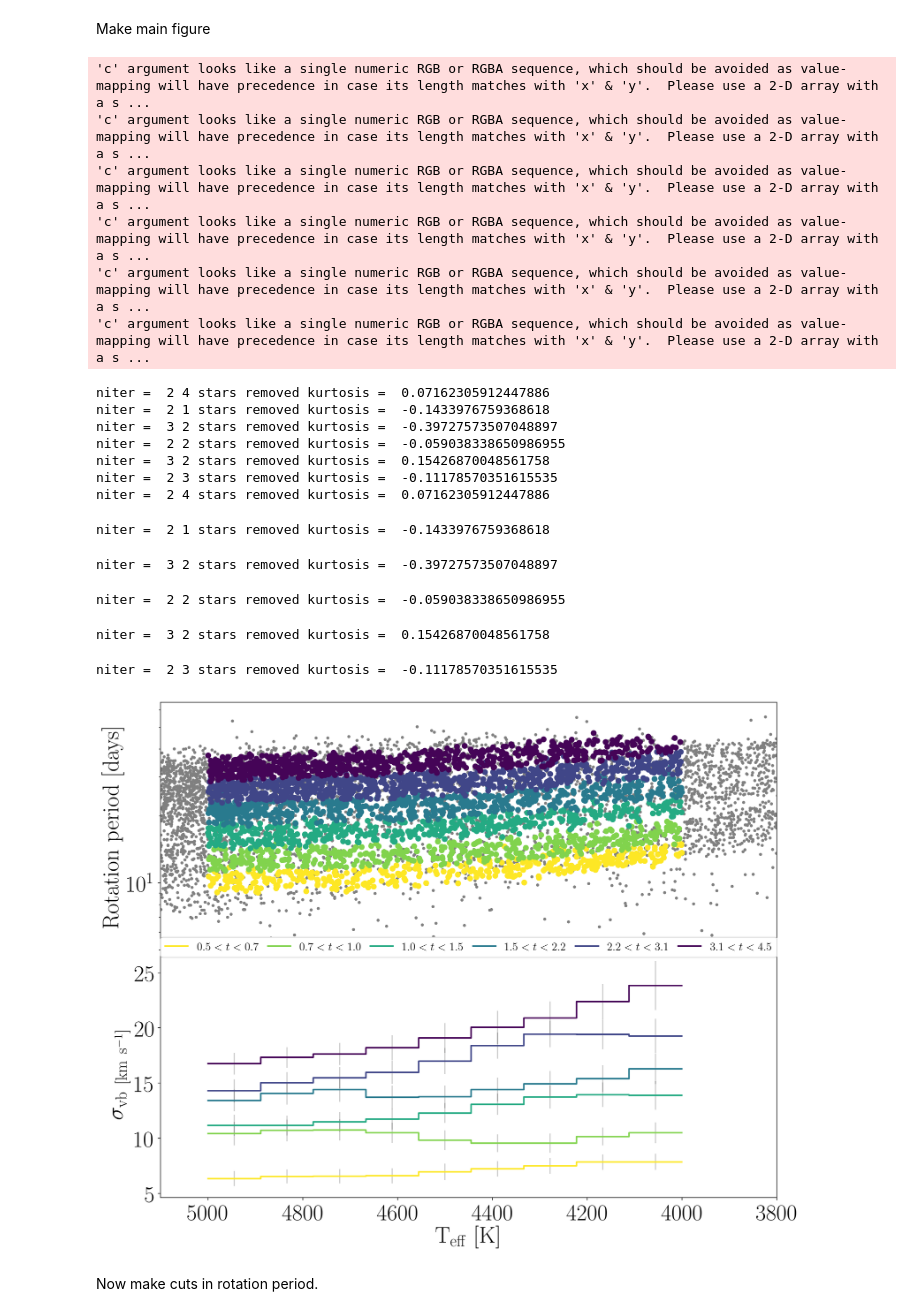
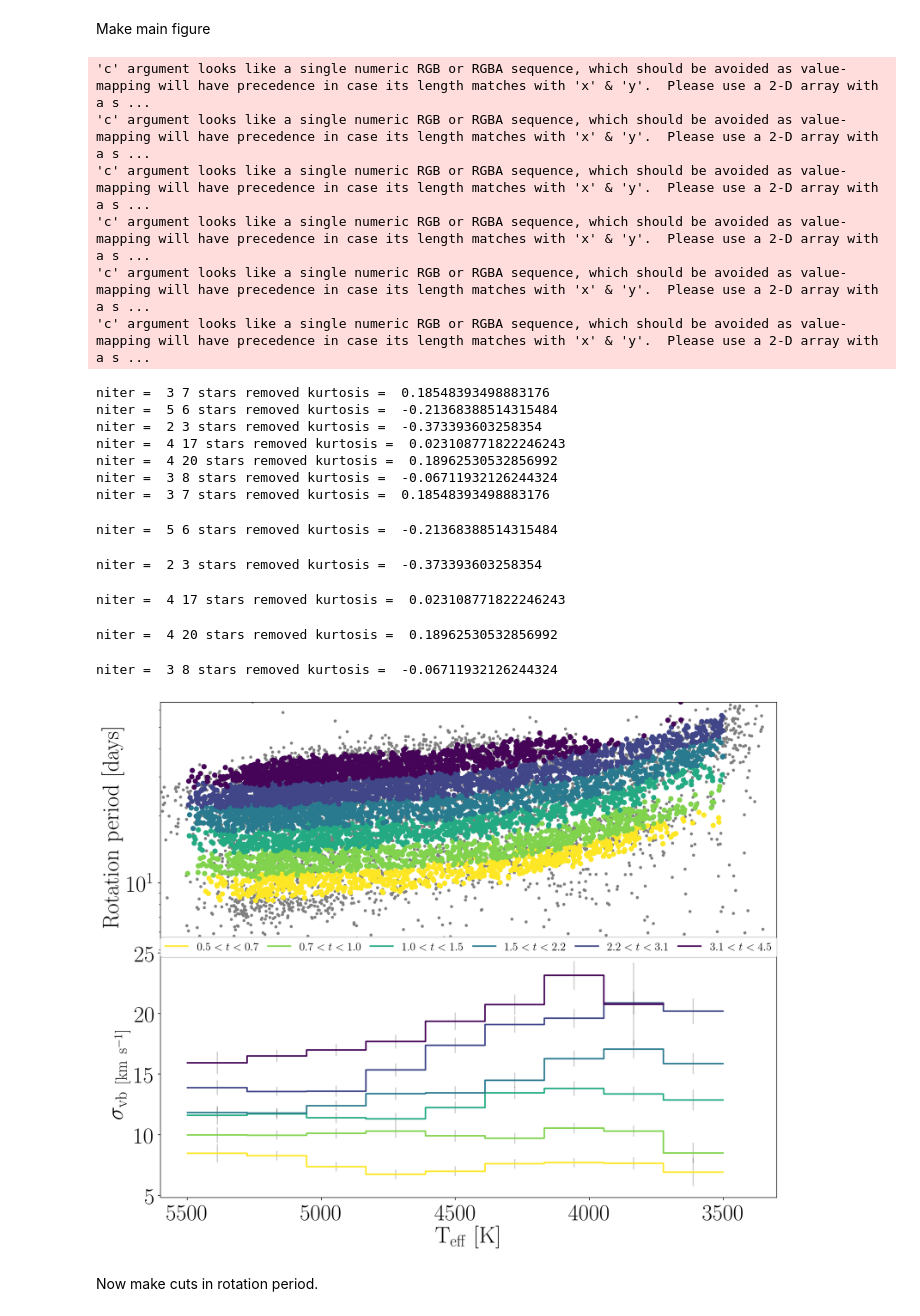
Before and after one commit to RuthAngus/kinematics-and-rotation, a Jupyter notebook: Main_figure.ipynb, the cells around one changed output. Cells and saved outputs as stored; diff of their text form; code cells hidden in the pictures.

```diff
--- a/Main_figure.ipynb
+++ b/Main_figure.ipynb
@@ -18,7 +18,7 @@ plt.rcParams.update(plotpar)
 # %% [markdown]
 Load the Gaia-McQuillan crossmatch and make cuts.
 # %%
-gaia_mc0 = pd.read_csv("gaia_mc.csv")
+gaia_mc0 = pd.read_csv("gaia_mc2.csv")
 print(np.shape(gaia_mc0))
 
 # Cut out visual binaries.
@@ -37,11 +37,12 @@ m &= gaia_mc1.age.values > .5
 print(np.shape(gaia_mc1.iloc[m]), "no rapid rotators")
 
 # Cut out very hot and very cold stars. The hot limit is usually 5000 and the cool usually 3500
-mint, maxt = 4000, 5000
+mint, maxt = 3500, 5500
 m &= (gaia_mc1.color_teffs.values < maxt) * (mint < gaia_mc1.color_teffs.values)
 print(np.shape(gaia_mc1.iloc[m]), "no hot or cold stars")
 
 # Try cutting out stars with latitudes greater than bmax degrees
+# bmax = 20
 bmax = 15
 m &= gaia_mc1.b.values < bmax
 print(np.shape(gaia_mc1.iloc[m]), "no high latitude stars")
@@ -107,7 +113,7 @@ ax1.plot(gaia_mc1.color_teffs, gaia_mc1.Prot, ".", color=".5", rasterized=True,
 for i, m in enumerate(age_masks):
     v_clipped, clipping_mask = sigma_clip(v[m], 3)
     cb1 = ax1.scatter(x[m][clipping_mask], y[m][clipping_mask], c=rgba[i],
-                      vmin=vmin, vmax=vmax, rasterized=True, zorder=1, s=45,
+                      vmin=vmin, vmax=vmax, rasterized=True, zorder=1, s=35,
                       label="${0:.1f} < t < {1:.1f}$".format(age_bins[i], age_bins[i+1]))
 
 # Add the sun
@@ -123,46 +129,46 @@ ax2 = fig.add_subplot(212, sharex=ax1)
 
 # Bottom panel: velocity dispersion-teff relations
 for i, m in enumerate(age_masks):
     v_clipped, clipping_mask = sigma_clip(v[m], 3)
     d, derr, k, kerr = MC_dispersion(x[m][clipping_mask], v_clipped, xerr[m][clipping_mask],
                                      verr[m][clipping_mask],
                                      tbins, 1000, method="std")
     ds[i, :] = d
     derrs[i, :] = err_on_sample_std_dev(d, len(x[m][clipping_mask]))
 #     derrs[i, :] = derr
     midbin = np.diff(tbins)*.5+tbins[:-1]
     cb2 = betterstep_scatter(tbins, d, rgba[i],
                              label="${0:.1f} < t < {1:.1f}$".format(age_bins[i], age_bins[i+1]))
     ax2.errorbar(midbin, d, yerr=derr, fmt=".", zorder=0, ms=.01, color="k", alpha=.2,
                  rasterized=True)
 
 ax2.set_xlabel("$\mathrm{T_{eff}~[K]}$")
 ax2.set_ylabel("$\sigma_\mathrm{vb~[km~s^{-1}]}$")
 ax2.set_xlim(xlim)
 plt.legend(bbox_to_anchor=(0., .97, 1., .102), loc=3, ncol=6, mode="expand", borderaxespad=0., framealpha=.999)
 
 plt.subplots_adjust(hspace=0, right=0.83)
 plt.savefig("paper/age_cut.pdf")
 # %% [output]
 'c' argument looks like a single numeric RGB or RGBA sequence, which should be avoided as value-mapping will have precedence in case its length matches with 'x' & 'y'.  Please use a 2-D array with a s ...
 'c' argument looks like a single numeric RGB or RGBA sequence, which should be avoided as value-mapping will have precedence in case its length matches with 'x' & 'y'.  Please use a 2-D array with a s ...
 'c' argument looks like a single numeric RGB or RGBA sequence, which should be avoided as value-mapping will have precedence in case its length matches with 'x' & 'y'.  Please use a 2-D array with a s ...
 'c' argument looks like a single numeric RGB or RGBA sequence, which should be avoided as value-mapping will have precedence in case its length matches with 'x' & 'y'.  Please use a 2-D array with a s ...
 'c' argument looks like a single numeric RGB or RGBA sequence, which should be avoided as value-mapping will have precedence in case its length matches with 'x' & 'y'.  Please use a 2-D array with a s ...
 'c' argument looks like a single numeric RGB or RGBA sequence, which should be avoided as value-mapping will have precedence in case its length matches with 'x' & 'y'.  Please use a 2-D array with a s ...
-niter =  2 4 stars removed kurtosis =  0.07162305912447886
-niter =  2 1 stars removed kurtosis =  -0.1433976759368618
-niter =  3 2 stars removed kurtosis =  -0.39727573507048897
-niter =  2 2 stars removed kurtosis =  -0.059038338650986955
-niter =  3 2 stars removed kurtosis =  0.15426870048561758
-niter =  2 3 stars removed kurtosis =  -0.11178570351615535
-niter =  2 4 stars removed kurtosis =  0.07162305912447886
+niter =  3 7 stars removed kurtosis =  0.18548393498883176
+niter =  5 6 stars removed kurtosis =  -0.21368388514315484
+niter =  2 3 stars removed kurtosis =  -0.373393603258354
+niter =  4 17 stars removed kurtosis =  0.023108771822246243
+niter =  4 20 stars removed kurtosis =  0.18962530532856992
+niter =  3 8 stars removed kurtosis =  -0.06711932126244324
+niter =  3 7 stars removed kurtosis =  0.18548393498883176
-niter =  2 1 stars removed kurtosis =  -0.1433976759368618
+niter =  5 6 stars removed kurtosis =  -0.21368388514315484
-niter =  3 2 stars removed kurtosis =  -0.39727573507048897
+niter =  2 3 stars removed kurtosis =  -0.373393603258354
-niter =  2 2 stars removed kurtosis =  -0.059038338650986955
+niter =  4 17 stars removed kurtosis =  0.023108771822246243
-niter =  3 2 stars removed kurtosis =  0.15426870048561758
+niter =  4 20 stars removed kurtosis =  0.18962530532856992
-niter =  2 3 stars removed kurtosis =  -0.11178570351615535
+niter =  3 8 stars removed kurtosis =  -0.06711932126244324
-[figure, old version]
+[figure, new version]
 # %% [markdown]
 Now make cuts in rotation period.
 # %%
```
Also changed, not shown: parts of 10 cells of this notebook.
